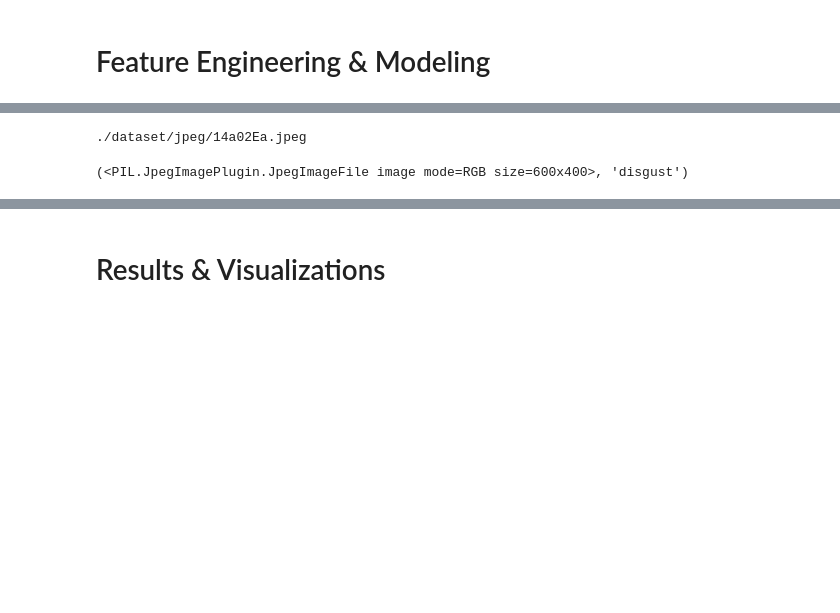
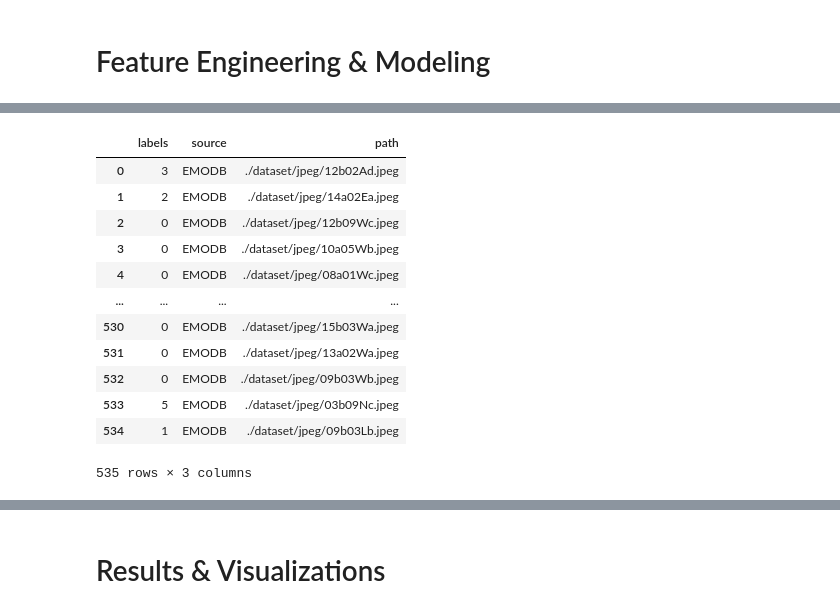
Before and after one commit to szymonrucinski/good-mood, a Jupyter notebook: Report_SER.ipynb, the cells around one changed output, grey strips where cells are left out. Drawn from its saved outputs; the diff is of its cells as text; code cells hidden in the pictures; blank space fills up the shorter version.

```diff
--- a/Report_SER.ipynb
+++ b/Report_SER.ipynb
@@ -188,3 +241,25 @@ dataset_summary
+# %%
+labels = dataset_summary.labels.unique()
+le = sklearn.preprocessing.LabelEncoder()
+targets = le.fit_transform(labels)
+# %%
+dataset_summary.replace(labels,targets,inplace=True)
+# %%
+dataset_summary
+# %% [output]
+|  | labels | source | path |
+| 0 | 3 | EMODB | ./dataset/jpeg/12b02Ad.jpeg |
+| 1 | 2 | EMODB | ./dataset/jpeg/14a02Ea.jpeg |
+| 2 | 0 | EMODB | ./dataset/jpeg/12b09Wc.jpeg |
+| 3 | 0 | EMODB | ./dataset/jpeg/10a05Wb.jpeg |
+| 4 | 0 | EMODB | ./dataset/jpeg/08a01Wc.jpeg |
+| ... | ... | ... | ... |
+| 530 | 0 | EMODB | ./dataset/jpeg/15b03Wa.jpeg |
+| 531 | 0 | EMODB | ./dataset/jpeg/13a02Wa.jpeg |
+| 532 | 0 | EMODB | ./dataset/jpeg/09b03Wb.jpeg |
+| 533 | 5 | EMODB | ./dataset/jpeg/03b09Nc.jpeg |
+| 534 | 1 | EMODB | ./dataset/jpeg/09b03Lb.jpeg |
+535 rows × 3 columns
 # %%
 class EmoDataset(Dataset):
     def __init__(self, df, transform=None):
@@ -216,5 +284,0 @@ test_idx = test_idx.index
-# %%
-dataset[1]
-# %% [output]
-./dataset/jpeg/14a02Ea.jpeg
-(<PIL.JpegImagePlugin.JpegImageFile image mode=RGB size=600x400>, 'disgust')
```
Also changed, not shown: parts of 39 cells of this notebook, 1 other file.
